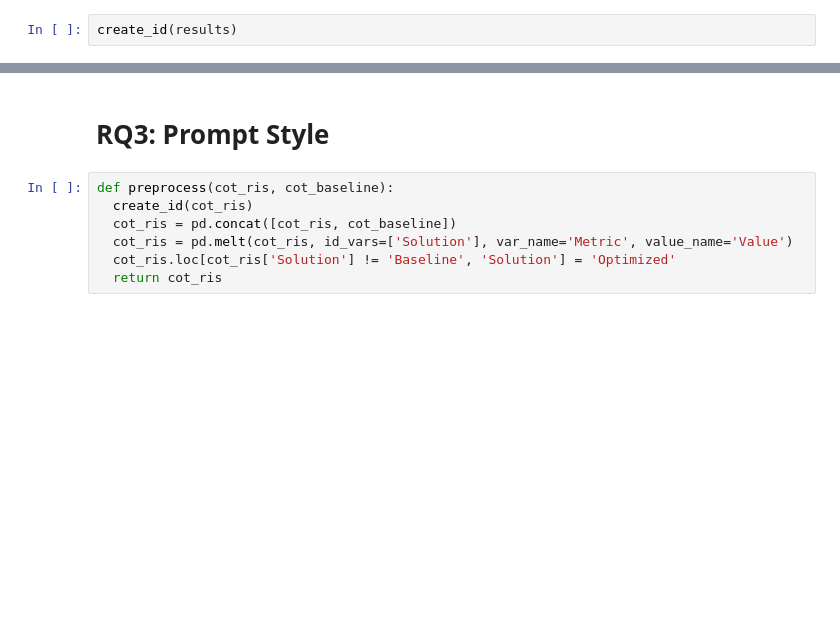
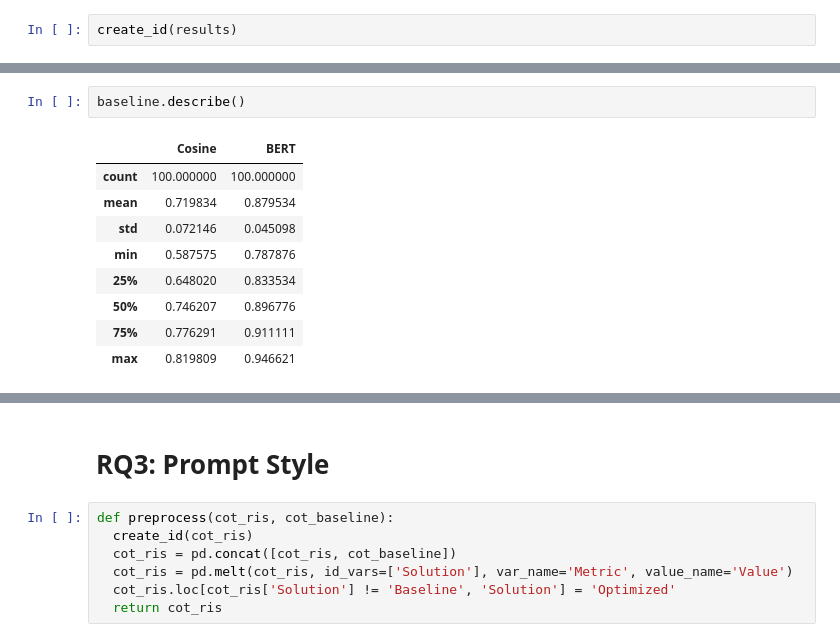
Before and after one commit to VPLEV23/ER_LLM, a Jupyter notebook: results/LLAMA3/analysis/analysis.ipynb, the cells around one changed output, grey strips where cells are left out. Saved outputs shown, nothing was run; the diff lists cells and outputs as text; blank space fills up the shorter version.

```diff
--- a/results/LLAMA3/analysis/analysis.ipynb
+++ b/results/LLAMA3/analysis/analysis.ipynb
@@ -94,0 +194,12 @@ plot_data.groupby(['File', 'Metric', 'solution_id']).agg(['mean', 'std'])
+# %%
+baseline.describe()
+# %% [output]
+|  | Cosine | BERT |
+| count | 100.000000 | 100.000000 |
+| mean | 0.719834 | 0.879534 |
+| std | 0.072146 | 0.045098 |
+| min | 0.587575 | 0.787876 |
+| 25% | 0.648020 | 0.833534 |
+| 50% | 0.746207 | 0.896776 |
+| 75% | 0.776291 | 0.911111 |
+| max | 0.819809 | 0.946621 |
```
Also changed, not shown: parts of 24 cells of this notebook, 12 other files.
